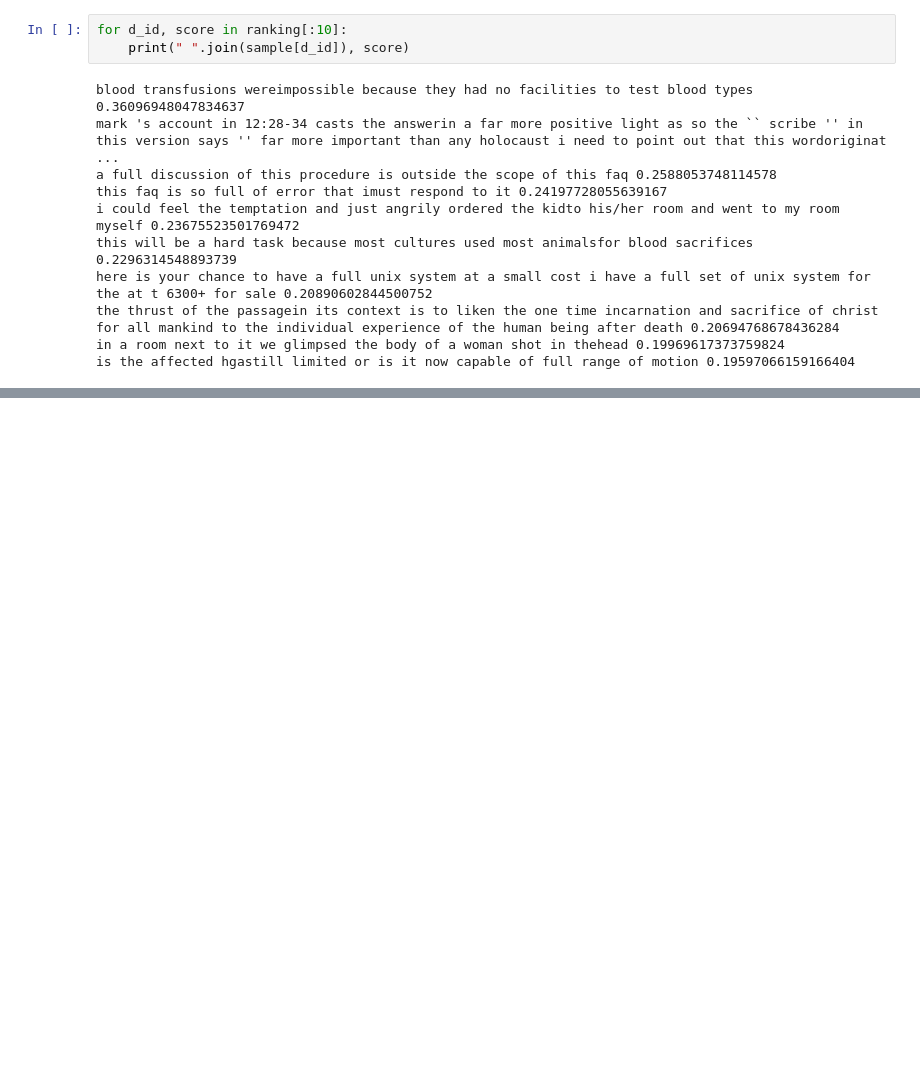
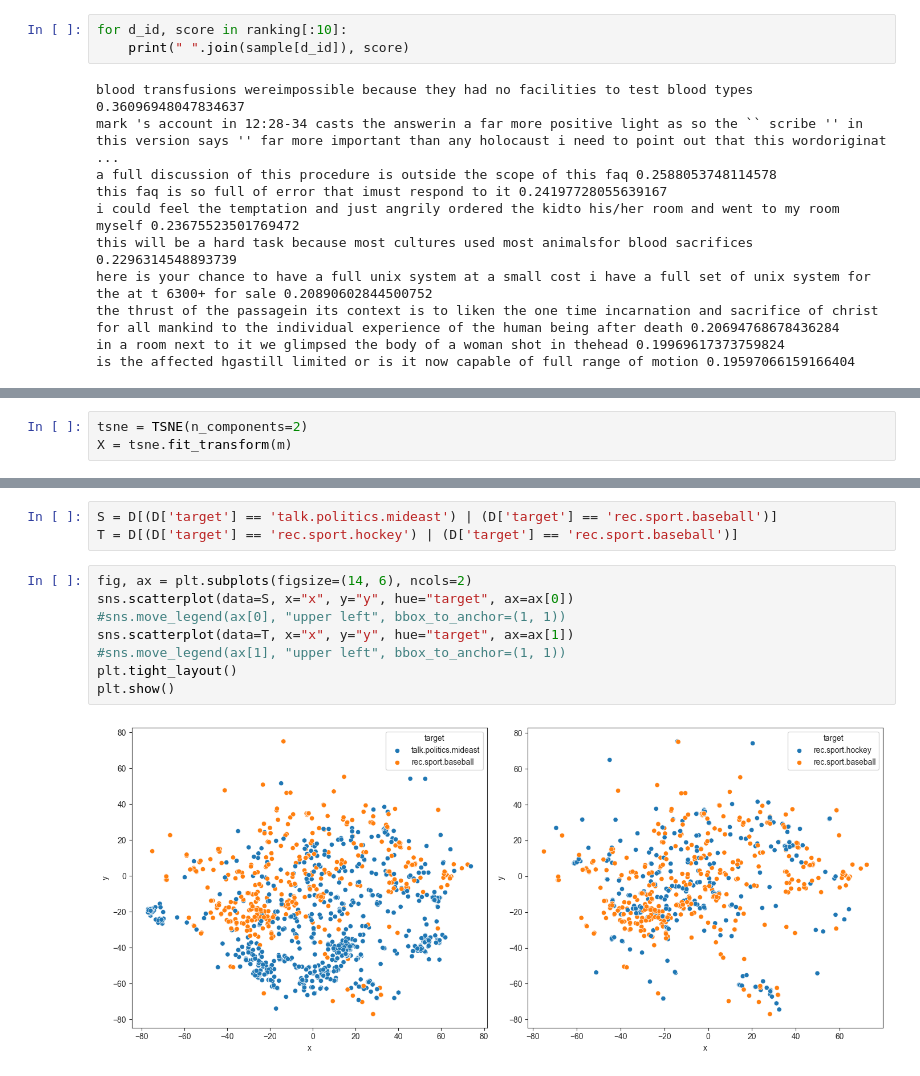
Before and after one commit to afflint/nlp, a Jupyter notebook: nlp/vectorspace.ipynb, the cells around one changed output, grey strips where cells are left out. Saved outputs shown, nothing was run; the diff lists cells and outputs as text; blank space fills up the shorter version.

```diff
--- a/nlp/vectorspace.ipynb
+++ b/nlp/vectorspace.ipynb
@@ -268,0 +277,3 @@ is the affected hgastill limited or is it now capable of full range of motion 0.
+# %%
+tsne = TSNE(n_components=2)
+X = tsne.fit_transform(m)
@@ -268,0 +339,13 @@ is the affected hgastill limited or is it now capable of full range of motion 0.
+# %%
+S = D[(D['target'] == 'talk.politics.mideast') | (D['target'] == 'rec.sport.baseball')]
+T = D[(D['target'] == 'rec.sport.hockey') | (D['target'] == 'rec.sport.baseball')]
+# %%
+fig, ax = plt.subplots(figsize=(14, 6), ncols=2)
+sns.scatterplot(data=S, x="x", y="y", hue="target", ax=ax[0])
+#sns.move_legend(ax[0], "upper left", bbox_to_anchor=(1, 1))
+sns.scatterplot(data=T, x="x", y="y", hue="target", ax=ax[1])
+#sns.move_legend(ax[1], "upper left", bbox_to_anchor=(1, 1))
+plt.tight_layout()
+plt.show()
+# %% [output]
+[figure, added]
```
Also changed, not shown: parts of 16 cells of this notebook, 2 other files.
